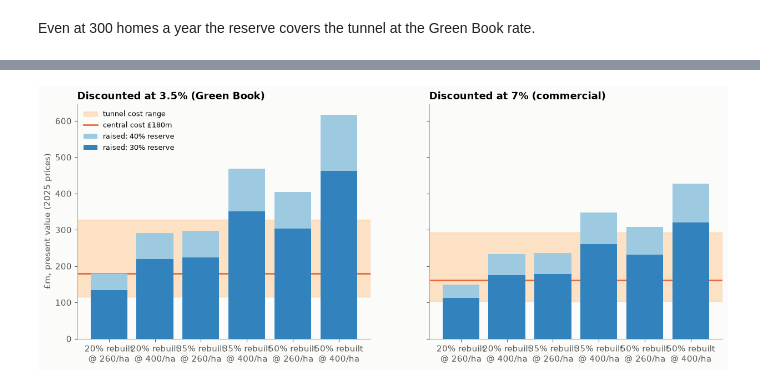
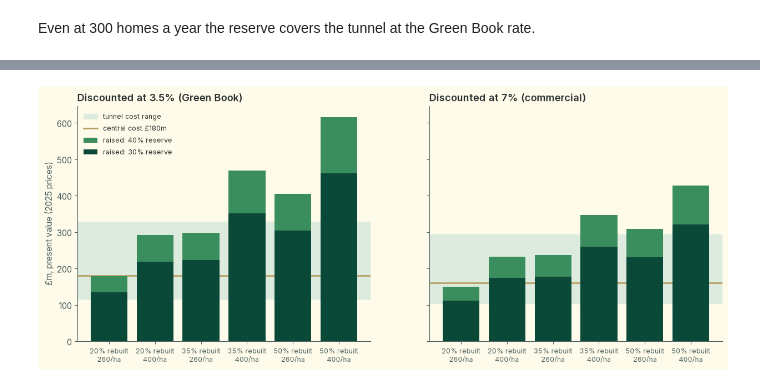
Before and after one commit to HenryDashwood/rotherhithe-to-canary-wharf-tunnel, a Jupyter notebook: nbs/06_viability.ipynb, the cells around one changed output, grey strips where cells are left out. Drawn from its saved outputs; the diff is of its cells as text; code cells hidden in the pictures.

Commit message:
Restyle the charts in the house style and add the readjustment levels chart

```diff
--- a/nbs/06_viability.ipynb
+++ b/nbs/06_viability.ipynb
@@ -302,0 +310,13 @@ fig.savefig(FIGURES / "value_split.png")
+# %%
+def split_at(share, target=400, reserve=0.4, rate=RATES[RATE]):
+    "Present values (£m) of the land value split at one level of readjustment."
+    s = scenario(share, target, LAND_PER_HOME, reserve)
+    f = build_out_factor(s["new"], rate)
+    return {k: s[k] * f / 1e6 for k in ("land", "reserve", "rebuild", "owners")}
+# %%
+test_close(split_at(0.35)["reserve"], h["reserve PV " + RATE])  # matches the headline scenario
+levels = pd.DataFrame({x: split_at(x) for x in np.linspace(0, 0.6, 121)}).T
+reserve_260 = pd.Series({x: split_at(x, target=260)["reserve"] for x in levels.index})
+breakeven = float(np.interp(tunnel, levels.reserve, levels.index))
+breakeven_260 = float(np.interp(tunnel, reserve_260, reserve_260.index))
+f"the reserve covers the tunnel once {breakeven:.0%} of the land is rebuilt at 400 homes/ha ({breakeven_260:.0%} at 260/ha)"
@@ -303,18 +361,18 @@ fig.savefig(FIGURES / "value_split.png")
 # %%
 fig, axes = plt.subplots(1, 2, figsize=(15, 5.5), sharey=True)
-labelled = central.assign(label=[f"{s:.0%} rebuilt\n@ {t}/ha" for s, t in zip(central.share, central.target)])
+labelled = central.assign(label=[f"{s:.0%} rebuilt\n{t}/ha" for s, t in zip(central.share, central.target)])
 for ax, rate in zip(axes, RATES):
     wide = labelled.pivot_table(index="label", columns="reserve_share", values=f"reserve PV {rate}", sort=False)
     c = pv_cost[rate]
-    ax.axhspan(c["low"], c["high"], color="#fdd0a2", alpha=0.6, label="tunnel cost range")
-    ax.axhline(c["central"], color=COLOURS["tunnel"], lw=2, label=f"central cost £{c['central']:.0f}m")
+    ax.axhspan(c["low"], c["high"], color=COLOURS["pale"], label="tunnel cost range")
+    ax.axhline(c["central"], color=COLOURS["other"], lw=2, label=f"central cost £{c['central']:.0f}m")
     x = np.arange(len(wide))
-    ax.bar(x, wide[0.4], color="#9ecae1", label="raised: 40% reserve", zorder=3)
-    ax.bar(x, wide[0.3], color="#3182bd", label="raised: 30% reserve", zorder=3)
-    ax.set_xticks(x, wide.index)
+    ax.bar(x, wide[0.4], color=COLOURS["green"], label="raised: 40% reserve", zorder=3)
+    ax.bar(x, wide[0.3], color=COLOURS["ink"], label="raised: 30% reserve", zorder=3)
+    ax.set_xticks(x, wide.index, fontsize=9)
     ax.set_title(f"Discounted at {rate}", fontsize=13)
 axes[0].set_ylabel(f"£m, present value ({PRICE_YEAR} prices)")
 axes[0].legend(loc="upper left", fontsize=9)
 fig.savefig(FIGURES / "funding_vs_cost.png")
 # %% [output]
-[figure, old version]
+[figure, new version]
```
Also changed, not shown: parts of 4 cells of this notebook, 16 other files.
